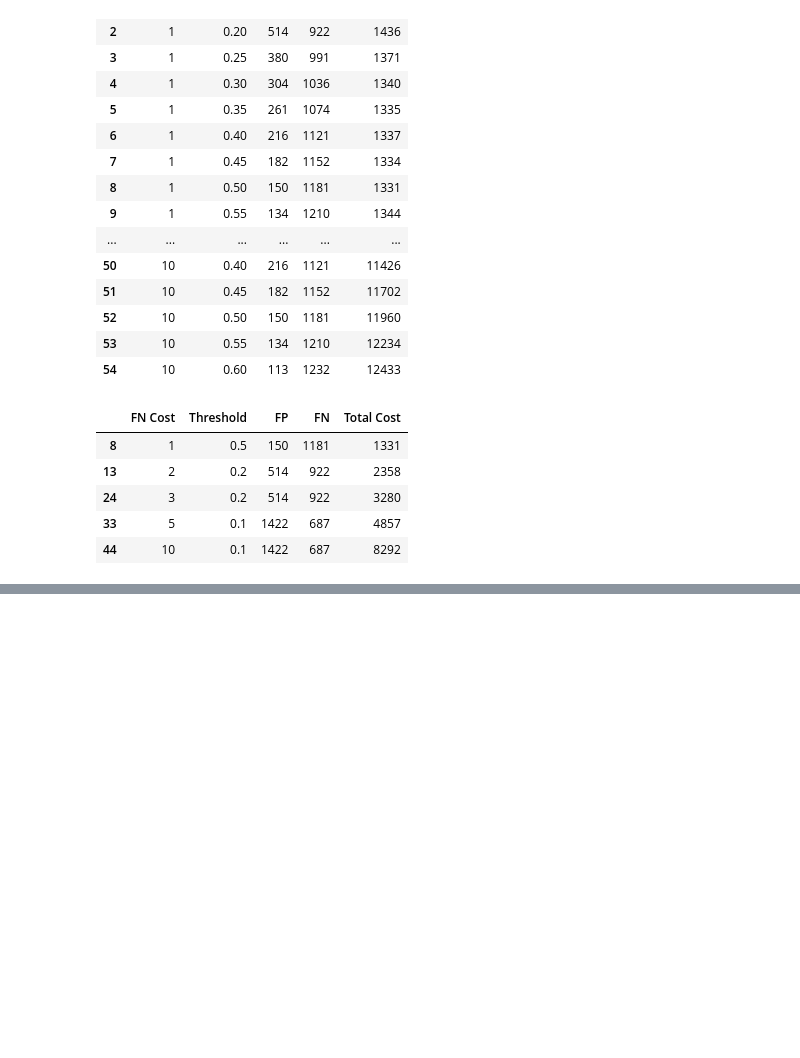
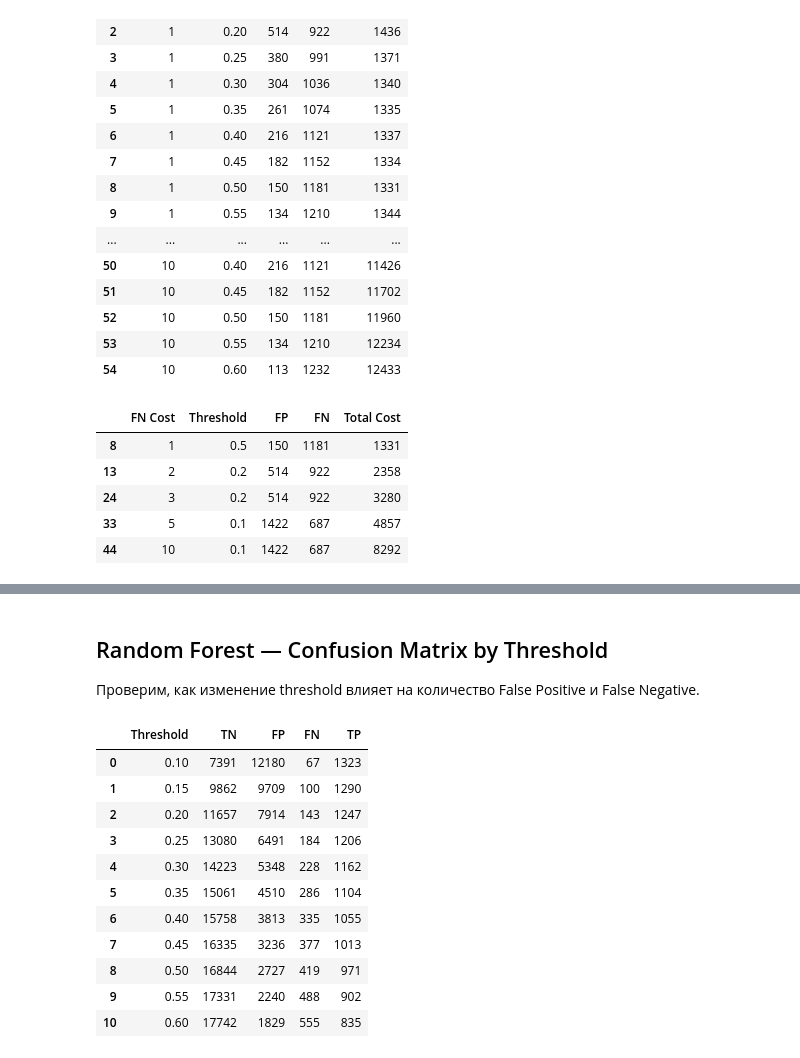
Before and after one commit to Randysman/credit_score, a Jupyter notebook: Modeling.ipynb, the cells around one changed output, grey strips where cells are left out. Drawn from its saved outputs; the diff is of its cells as text; code cells hidden in the pictures; blank space fills up the shorter version.

```diff
--- a/Modeling.ipynb
+++ b/Modeling.ipynb
@@ -587,0 +780,40 @@ best_thresholds_by_cost
+# %% [markdown]
+## Random Forest — Confusion Matrix by Threshold
+
+Проверим, как изменение threshold влияет на количество
+False Positive и False Negative.
+# %%
+rf_confusion_results = []
+
+for threshold in thresholds:
+    y_pred_rf = (y_valid_proba_rf >= threshold).astype(int)
+
+    tn, fp, fn, tp = confusion_matrix(
+        y_valid,
+        y_pred_rf
+    ).ravel()
+
+    rf_confusion_results.append({
+        'Threshold': threshold,
+        'TN': tn,
+        'FP': fp,
+        'FN': fn,
+        'TP': tp
+    })
+
+rf_confusion_results = pd.DataFrame(rf_confusion_results)
+
+rf_confusion_results
+# %% [output]
+|  | Threshold | TN | FP | FN | TP |
+| 0 | 0.10 | 7391 | 12180 | 67 | 1323 |
+| 1 | 0.15 | 9862 | 9709 | 100 | 1290 |
+| 2 | 0.20 | 11657 | 7914 | 143 | 1247 |
+| 3 | 0.25 | 13080 | 6491 | 184 | 1206 |
+| 4 | 0.30 | 14223 | 5348 | 228 | 1162 |
+| 5 | 0.35 | 15061 | 4510 | 286 | 1104 |
+| 6 | 0.40 | 15758 | 3813 | 335 | 1055 |
+| 7 | 0.45 | 16335 | 3236 | 377 | 1013 |
+| 8 | 0.50 | 16844 | 2727 | 419 | 971 |
+| 9 | 0.55 | 17331 | 2240 | 488 | 902 |
+| 10 | 0.60 | 17742 | 1829 | 555 | 835 |
```
Also changed, not shown: parts of 15 cells of this notebook.
